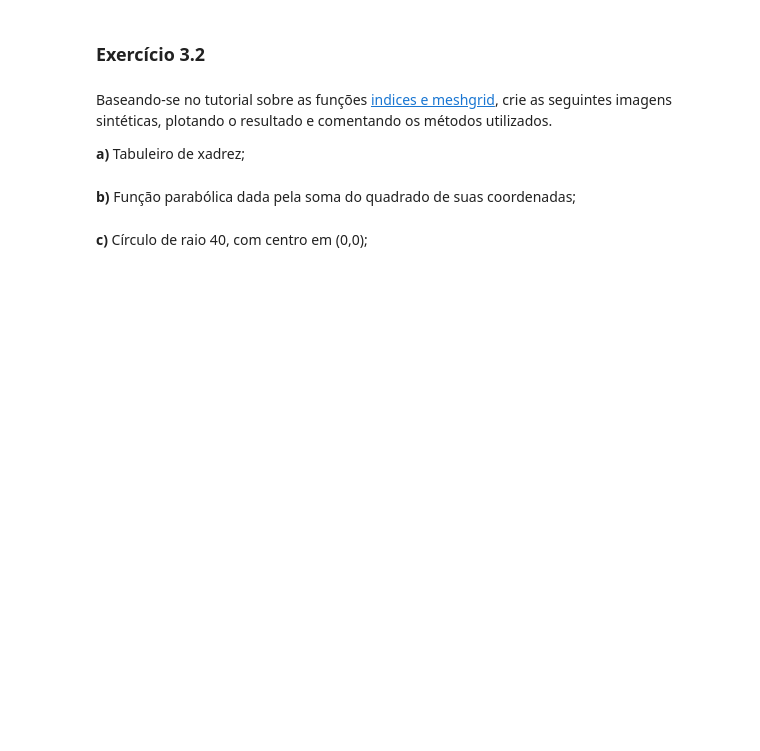
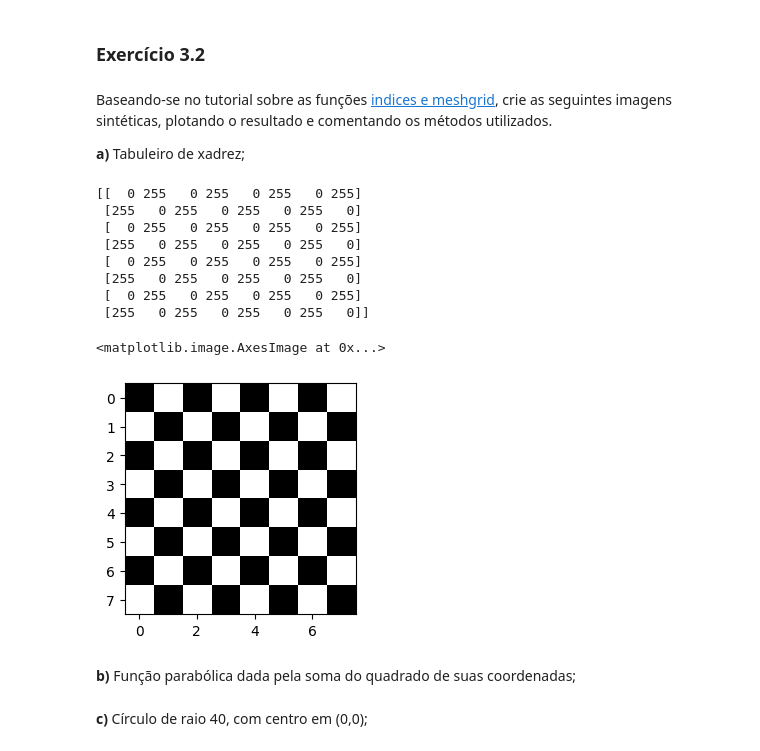
Before and after one commit to UNICAMP-EA979/2026s1-pi01-numpy-g248527, a Jupyter notebook: Atividade.ipynb, the cells around one changed output. Drawn from its saved outputs; the diff is of its cells as text; code cells hidden in the pictures; blank space fills up the shorter version.

```diff
--- a/Atividade.ipynb
+++ b/Atividade.ipynb
@@ -418,3 +429,29 @@ Baseando-se no tutorial sobre as funções [indices e meshgrid](https://github.c
+# %%
+# Seu código aqui
+
+# Aqui eu utilizei a função np.meshgrid para criar uma matriz r com linhas alteranndo entre preto e branco e uma matriz c alternando entre preto e branco nas colunas.
+
+# Em seguida, ao somá-las temos um padrão xadrez, porém com três valores: 0, 255, 510. Nas posições em que temos 510, o que queremos é que os brancos se anulassem, assim utilizei um array booleano para que todo valor maior que 255 se tornasse 0. Assim formando o padrão de tabuleiro de xadrez
+
+r, c = np.meshgrid( np.array([0, 255, 0, 255, 0, 255, 0, 255]),
+                    np.array([0, 255, 0, 255, 0, 255, 0, 255]), indexing='ij')
+
+plt.figure(figsize = (3,3))
+tabuleiro = r+c
+tabuleiro[tabuleiro > 255] = 0
+print(tabuleiro)
+plt.imshow(tabuleiro,vmin=0, vmax=255, cmap='gray')
+# %% [output]
+[[  0 255   0 255   0 255   0 255]
+ [255   0 255   0 255   0 255   0]
+ [  0 255   0 255   0 255   0 255]
+ [255   0 255   0 255   0 255   0]
+ [  0 255   0 255   0 255   0 255]
+ [255   0 255   0 255   0 255   0]
+ [  0 255   0 255   0 255   0 255]
+ [255   0 255   0 255   0 255   0]]
+<matplotlib.image.AxesImage at 0x...>
+[figure, added]
 # %% [markdown]
 **b)** Função parabólica dada pela soma do quadrado de suas coordenadas;
 # %%
```
Also changed, not shown: parts of 3 cells of this notebook.
